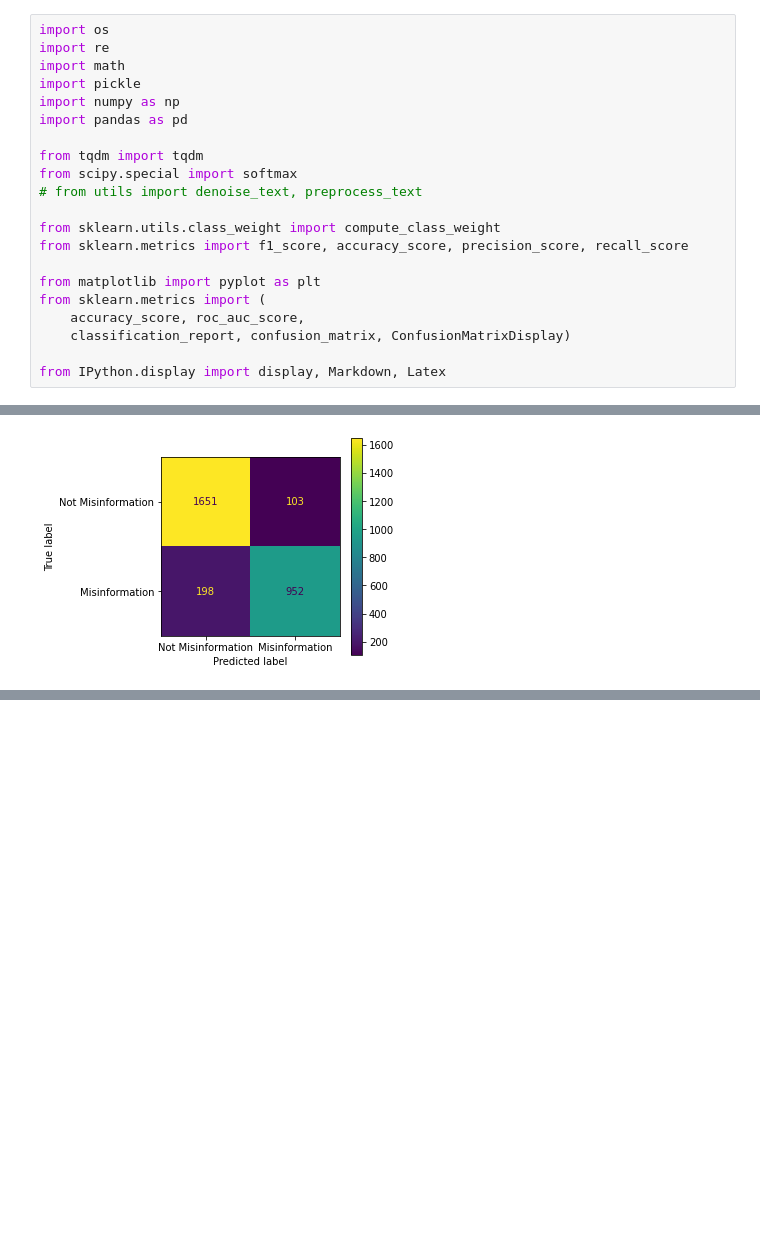
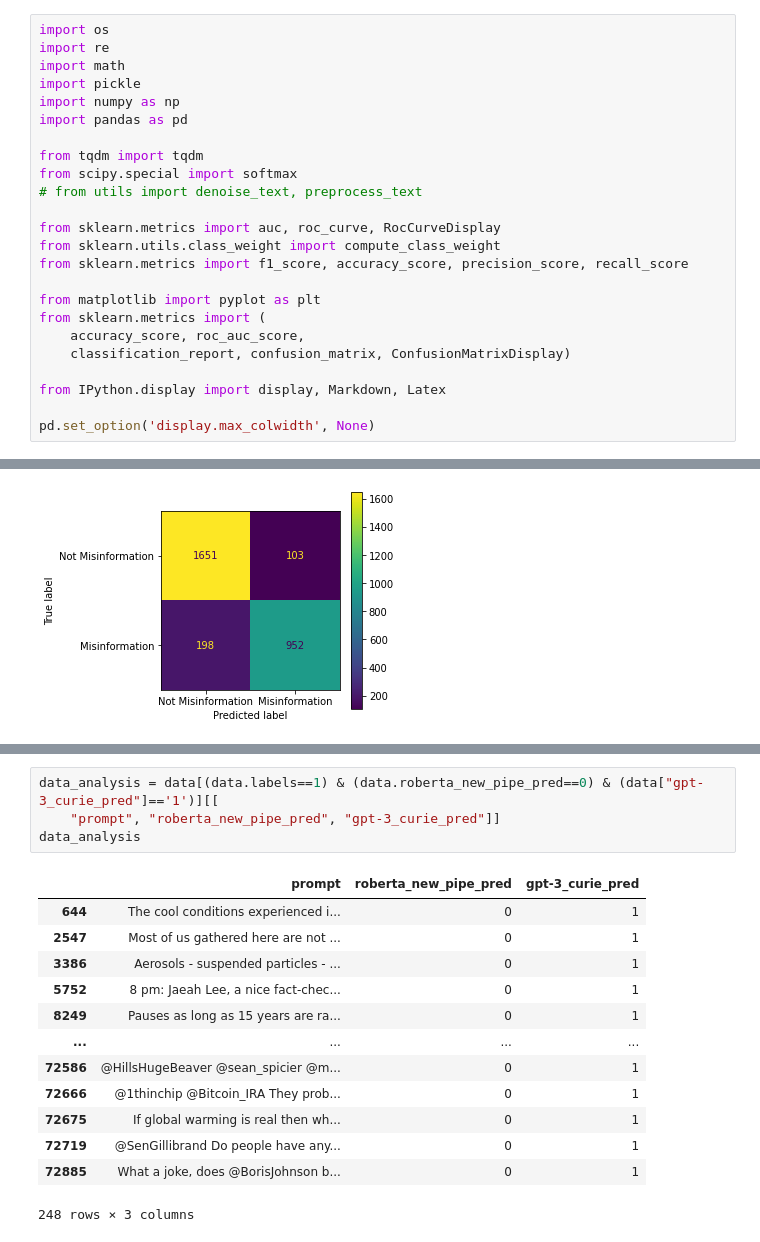
Before and after one commit to crarojasca/MDFI_misinformation, a Jupyter notebook: model_comparative.ipynb, the cells around one changed output, grey strips where cells are left out. Cells and saved outputs as stored; diff of their text form; blank space fills up the shorter version.

```diff
--- a/model_comparative.ipynb
+++ b/model_comparative.ipynb
@@ -10,6 +10,7 @@ from tqdm import tqdm
 from scipy.special import softmax
 # from utils import denoise_text, preprocess_text
 
+from sklearn.metrics import auc, roc_curve, RocCurveDisplay
 from sklearn.utils.class_weight import compute_class_weight
 from sklearn.metrics import f1_score, accuracy_score, precision_score, recall_score
 
@@ -19,5 +20,7 @@ from sklearn.metrics import (
     classification_report, confusion_matrix, ConfusionMatrixDisplay)
 
 from IPython.display import display, Markdown, Latex
+
+pd.set_option('display.max_colwidth', None)
 # %%
 data = pd.read_csv("datasets/cards_waterloo.csv", low_memory=False)
@@ -143,0 +295,18 @@ AUC: 0.9585196569332208
+# %%
+data_analysis = data[(data.labels==1) & (data.roberta_new_pipe_pred==0) & (data["gpt-3_curie_pred"]=='1')][[
+    "prompt", "roberta_new_pipe_pred", "gpt-3_curie_pred"]]
+data_analysis
+# %% [output]
+|  | prompt | roberta_new_pipe_pred | gpt-3_curie_pred |
+| 644 | The cool conditions experienced i... | 0 | 1 |
+| 2547 | Most of us gathered here are not ... | 0 | 1 |
+| 3386 | Aerosols - suspended particles - ... | 0 | 1 |
+| 5752 | 8 pm: Jaeah Lee, a nice fact-chec... | 0 | 1 |
+| 8249 | Pauses as long as 15 years are ra... | 0 | 1 |
+| ... | ... | ... | ... |
+| 72586 | @HillsHugeBeaver @sean_spicier @m... | 0 | 1 |
+| 72666 | @1thinchip @Bitcoin_IRA They prob... | 0 | 1 |
+| 72675 | If global warming is real then wh... | 0 | 1 |
+| 72719 | @SenGillibrand Do people have any... | 0 | 1 |
+| 72885 | What a joke, does @BorisJohnson b... | 0 | 1 |
+248 rows × 3 columns
```
Also changed, not shown: parts of 14 cells of this notebook, 2 other files.
